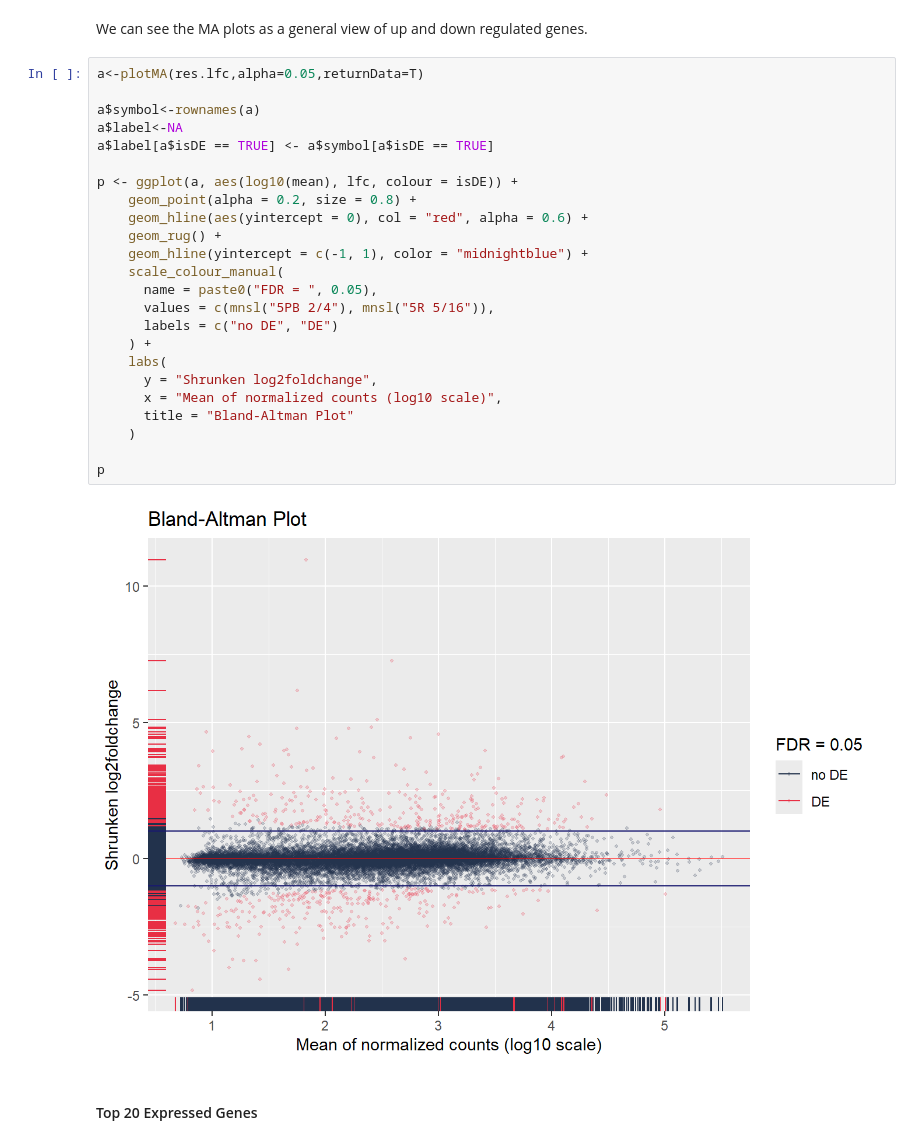
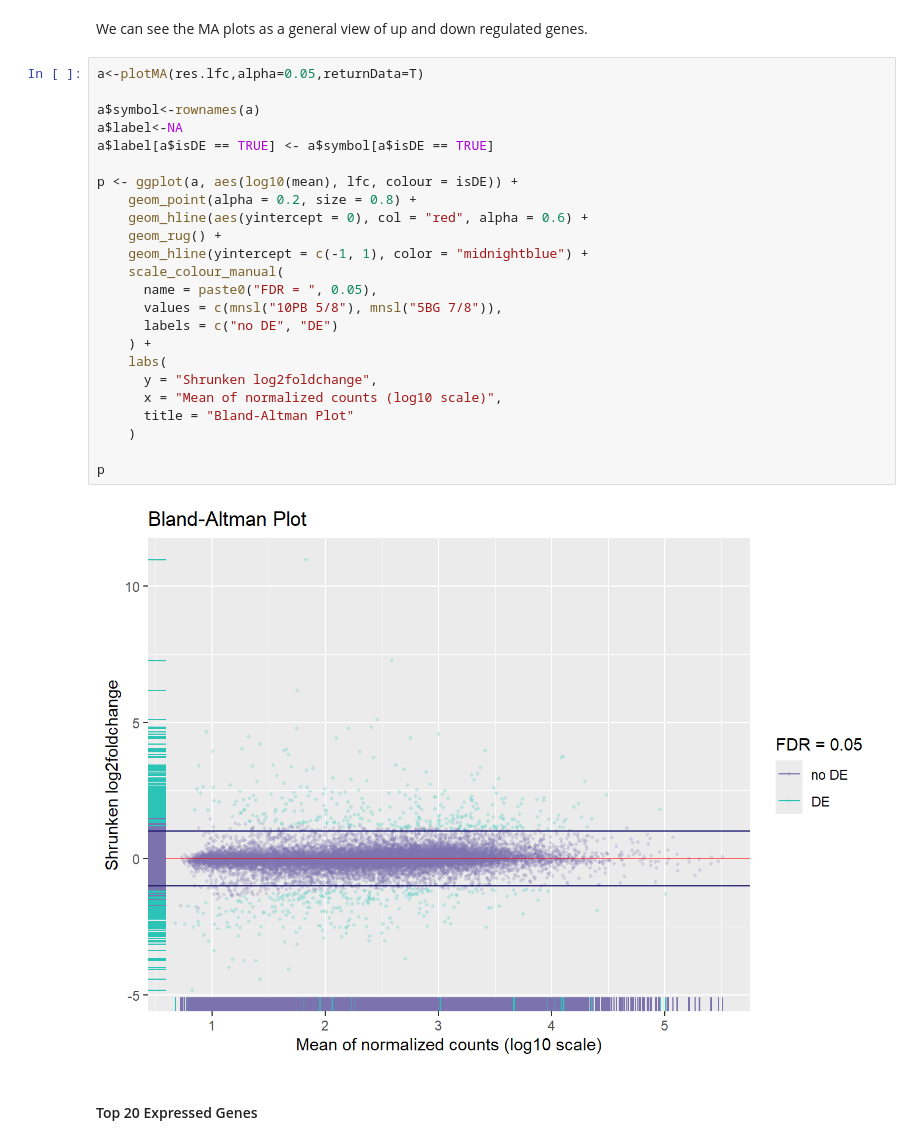
Before and after one commit to pipaber/RNA-Seq, a Jupyter notebook: index.embed.ipynb, the cells around one changed output. Drawn from its saved outputs; the diff is of its cells as text.

```diff
--- a/index.embed.ipynb
+++ b/index.embed.ipynb
@@ -114,29 +114,29 @@ We can see the MA plots as a general view of up and down regulated genes.
 # %%
 a<-plotMA(res.lfc,alpha=0.05,returnData=T)
 
 a$symbol<-rownames(a)
 a$label<-NA
 a$label[a$isDE == TRUE] <- a$symbol[a$isDE == TRUE]
 
 p <- ggplot(a, aes(log10(mean), lfc, colour = isDE)) +
     geom_point(alpha = 0.2, size = 0.8) +
     geom_hline(aes(yintercept = 0), col = "red", alpha = 0.6) +
     geom_rug() +
     geom_hline(yintercept = c(-1, 1), color = "midnightblue") +
     scale_colour_manual(
       name = paste0("FDR = ", 0.05),
-      values = c(mnsl("5PB 2/4"), mnsl("5R 5/16")),
+      values = c(mnsl("10PB 5/8"), mnsl("5BG 7/8")),
       labels = c("no DE", "DE")
     ) +
     labs(
       y = "Shrunken log2foldchange",
       x = "Mean of normalized counts (log10 scale)",
       title = "Bland-Altman Plot"
     )
 
 p
 # %% [output]
-[figure, old version]
+[figure, new version]
 # %% [markdown]
 #### Top 20 Expressed Genes
 # %%
```
Also changed, not shown: parts of 8 cells of this notebook, 17 other files.
